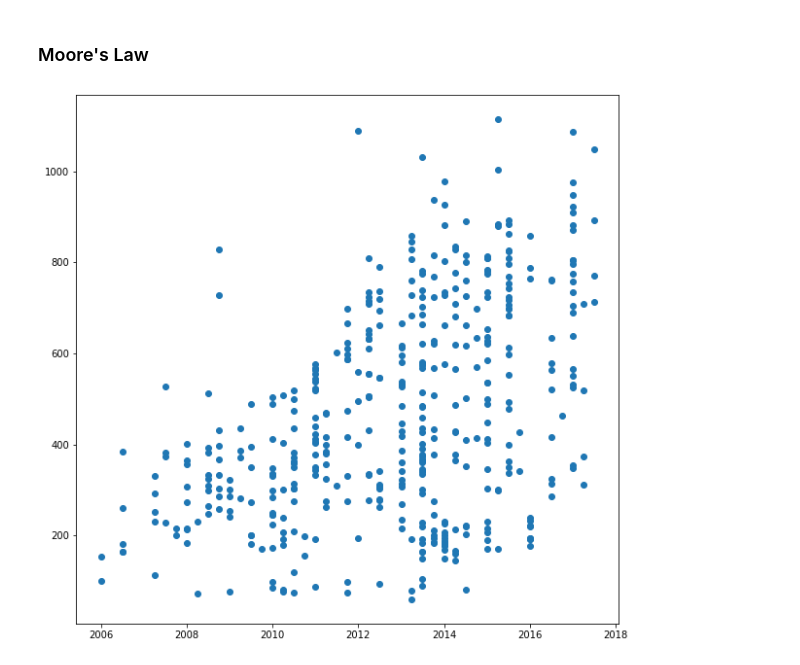
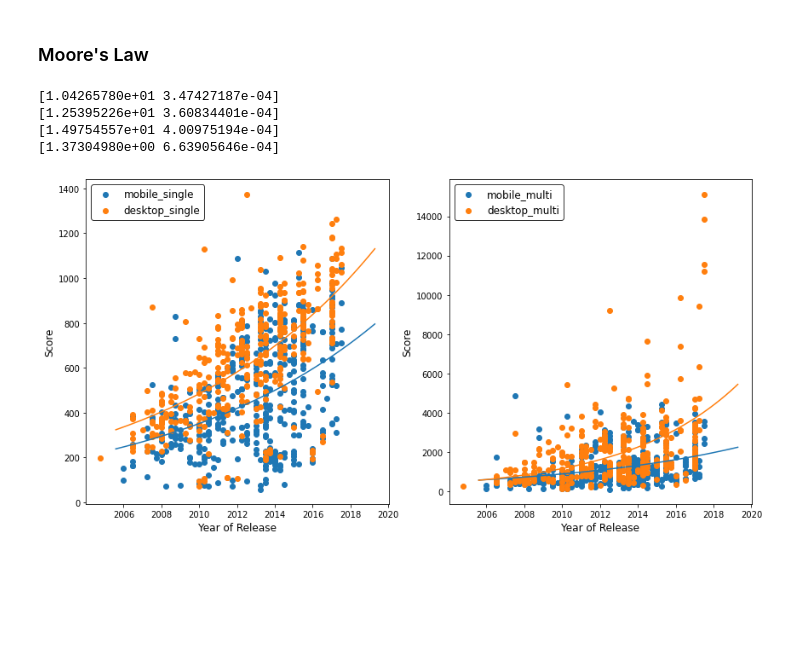
Before and after one commit to qiufengtiger/CPU_evolution_data_analysis, a Jupyter notebook: CPU_evolution_analysis.ipynb, the cells around one changed output. Cells and saved outputs as stored; diff of their text form; code cells hidden in the pictures; blank space fills up the shorter version.

Commit message:
done curve fit to perf

```diff
--- a/CPU_evolution_analysis.ipynb
+++ b/CPU_evolution_analysis.ipynb
@@ -202,33 +148,74 @@ df_geekbench_scores = pd.read_csv(csv_file_name, header=0, sep=',', quotechar='"
 # %%
 df_with_score = df.join(df_geekbench_scores)
 df_with_score.dropna(subset=['Geekbench_Single', 'Geekbench_Multi'], inplace=True)
+df_with_score['Geekbench_Single'] = df_with_score['Geekbench_Single'].astype(float)
+df_with_score['Geekbench_Multi'] = df_with_score['Geekbench_Multi'].astype(float)
+df_with_score['Launch_Date'] = df_with_score['Launch_Date'].values.astype('datetime64[D]').astype(float)
 # %%
 df_with_score.to_csv('Intel_CPUs_with_score.csv', encoding='utf-8', index=False)
 # %% [markdown]
 ### Moore's Law
 # %%
+def power(x, a, b):
+    return a * np.power(2, b*x)
+
 df_desktop = df_with_score[df_with_score.Vertical_Segment == 'Desktop']
 df_mobile = df_with_score[df_with_score.Vertical_Segment == 'Mobile']
 
-# df_Core_desktop = df_desktop[df_desktop.Product_Collection.str.contains('Core', regex=False)]
-# df_Core_desktop = df_Core_desktop[~(df_Core_desktop.Processor_Number.str.contains('T', regex=False))]
-# df_Core_desktop = df_Core_desktop[~(df_Core_desktop.Processor_Number.str.contains('S', regex=False))]
+mobile_launch_time = pd.to_datetime(df_mobile['Launch_Date'], unit='D')
+mobile_single_core_perf = df_mobile['Geekbench_Single'].values
+mobile_multi_core_perf = df_mobile['Geekbench_Multi'].values
 
-# df_Core_desktop = df_Core_desktop[~(df_Core_desktop.Processor_Number.str.contains('R', regex=False))]
+desktop_launch_time = pd.to_datetime(df_desktop['Launch_Date'], unit='D')
+desktop_single_core_perf = df_desktop['Geekbench_Single'].values
+desktop_multi_core_perf = df_desktop['Geekbench_Multi'].values
 
-# df_Core_desktop = df_Core_desktop[~(df_Core_desktop.Processor_Number.str.contains('i3', regex=False))]
-df_mobile.to_csv('core.csv', encoding='utf-8', index=False)
-launch_time = df_mobile['Launch_Date'].values
-single_core_perf = df_mobile['Geekbench_Single'].apply(lambda x: float(x)).values
-multi_core_perf = df_mobile['Geekbench_Multi'].apply(lambda x: float(x)).values
-# li = df_mobile['T'].apply(lambda x: float(x)).values
+mobile_X = df_mobile['Launch_Date'].values
+mobile_X = np.asarray([x.astype(float) for x in mobile_X])
+mobile_y = df_mobile['Geekbench_Single'].values
+mobile_model, _ = sp.optimize.curve_fit(f=power, xdata=mobile_X, ydata=mobile_y, p0=[0, 0])
+print(mobile_model)
+
+desktop_X = df_desktop['Launch_Date'].values
+desktop_X = np.asarray([x.astype(float) for x in desktop_X])
+desktop_y = df_desktop['Geekbench_Single'].values
+desktop_model, _ = sp.optimize.curve_fit(f=power, xdata=desktop_X, ydata=desktop_y, p0=[0, 0])
+print(desktop_model)
+
+mobile_y_multi = df_mobile['Geekbench_Multi'].values
+mobile_model_multi, _ = sp.optimize.curve_fit(f=power, xdata=mobile_X, ydata=mobile_y_multi, p0=[0, 0])
+print(mobile_model_multi)
+
+desktop_y_multi = df_desktop['Geekbench_Multi'].values
+desktop_model_multi, _ = sp.optimize.curve_fit(f=power, xdata=desktop_X, ydata=desktop_y_multi, p0=[0, 0])
+print(desktop_model_multi)
+
+plt.figure(figsize=(14,7))
+plt.subplot(1, 2, 1)
+plt.scatter(mobile_launch_time, mobile_single_core_perf, label='mobile_single', c='tab:blue')
+plt.scatter(desktop_launch_time, desktop_single_core_perf, label='desktop_single', c='tab:orange')
+plt.legend(loc=2, prop={'size': 12}, frameon=True, facecolor="white", edgecolor="black")
+plt.xlabel('Year of Release', fontsize=12)
+plt.ylabel('Score', fontsize=12)
+
+# from around 2005 to 2019, in #days
+x_fit = np.linspace(13000, 18000, 100)
+plt.plot(x_fit, power(x_fit, mobile_model[0], mobile_model[1]))
+plt.plot(x_fit, power(x_fit, desktop_model[0], desktop_model[1]))
 
 
-plt.figure(figsize=(10,10))
-
-# plt.xticks(np.arange(2006,2018,step=1))
-# plt.yticks(np.arange(0,16000,step=1000))
-plt.scatter(launch_time, single_core_perf)
+plt.subplot(1, 2, 2)
+plt.scatter(mobile_launch_time, mobile_multi_core_perf, label='mobile_multi', c='tab:blue')
+plt.scatter(desktop_launch_time, desktop_multi_core_perf, label='desktop_multi', c='tab:orange')
+plt.legend(loc=2, prop={'size': 12}, frameon=True, facecolor="white", edgecolor="black")
+plt.xlabel('Year of Release', fontsize=12)
+plt.ylabel('Score', fontsize=12)
+plt.plot(x_fit, power(x_fit, mobile_model_multi[0], mobile_model_multi[1]))
+plt.plot(x_fit, power(x_fit, desktop_model_multi[0], desktop_model_multi[1]))
 plt.show()
 # %% [output]
+[1.04265780e+01 3.47427187e-04]
+[1.25395226e+01 3.60834401e-04]
+[1.49754557e+01 4.00975194e-04]
+[1.37304980e+00 6.63905646e-04]
-[figure, old version]
+[figure, new version]
```
Also changed, not shown: parts of 8 cells of this notebook, 1 other file.
